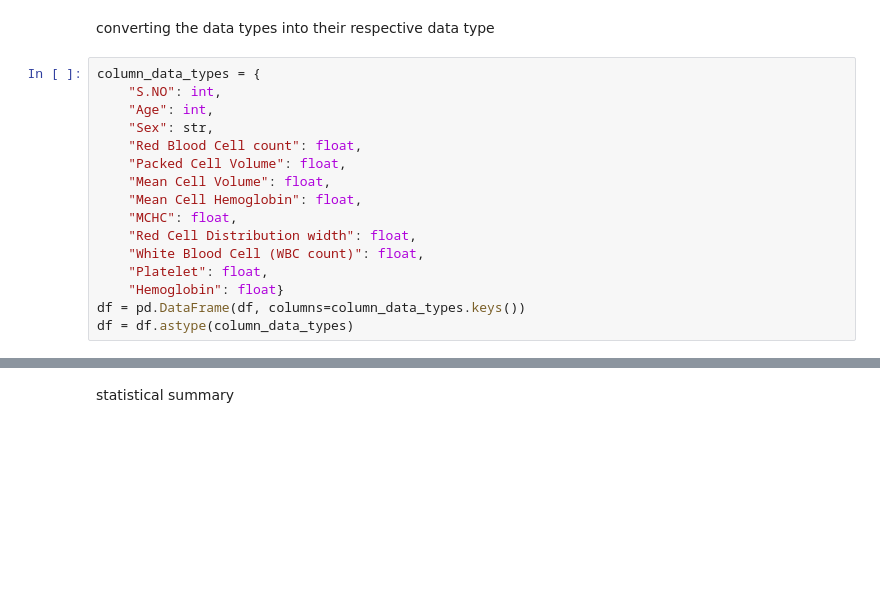
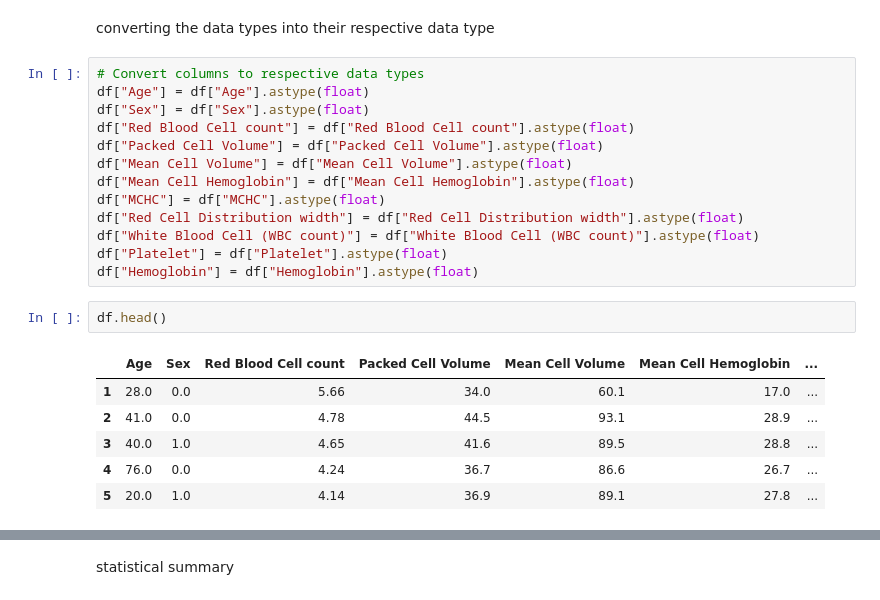
Before and after one commit to Perception-ui/AnemiaPredictor, a Jupyter notebook: Notebook.ipynb, the cells around one changed output, grey strips where cells are left out. Cells and saved outputs as stored; diff of their text form; blank space fills up the shorter version.

```diff
--- a/Notebook.ipynb
+++ b/Notebook.ipynb
@@ -142,21 +178,27 @@ The data has no duplicated elements
 # %% [markdown]
 converting the data types into their respective data type
 # %%
-column_data_types = {
-    "S.NO": int,
-    "Age": int,
-    "Sex": str,
-    "Red Blood Cell count": float,
-    "Packed Cell Volume": float,
-    "Mean Cell Volume": float,
-    "Mean Cell Hemoglobin": float,
-    "MCHC": float,
-    "Red Cell Distribution width": float,
-    "White Blood Cell (WBC count)": float,
-    "Platelet": float,
-    "Hemoglobin": float}
-df = pd.DataFrame(df, columns=column_data_types.keys())
-df = df.astype(column_data_types)
+# Convert columns to respective data types
+df["Age"] = df["Age"].astype(float)
+df["Sex"] = df["Sex"].astype(float)
+df["Red Blood Cell count"] = df["Red Blood Cell count"].astype(float)
+df["Packed Cell Volume"] = df["Packed Cell Volume"].astype(float)
+df["Mean Cell Volume"] = df["Mean Cell Volume"].astype(float)
+df["Mean Cell Hemoglobin"] = df["Mean Cell Hemoglobin"].astype(float)
+df["MCHC"] = df["MCHC"].astype(float)
+df["Red Cell Distribution width"] = df["Red Cell Distribution width"].astype(float)
+df["White Blood Cell (WBC count)"] = df["White Blood Cell (WBC count)"].astype(float)
+df["Platelet"] = df["Platelet"].astype(float)
+df["Hemoglobin"] = df["Hemoglobin"].astype(float)
+# %%
+df.head()
+# %% [output]
+|  | Age | Sex | Red Blood Cell count | Packed Cell Volume | Mean Cell Volume | Mean Cell Hemoglobin | ... |
+| 1 | 28.0 | 0.0 | 5.66 | 34.0 | 60.1 | 17.0 | ... |
+| 2 | 41.0 | 0.0 | 4.78 | 44.5 | 93.1 | 28.9 | ... |
+| 3 | 40.0 | 1.0 | 4.65 | 41.6 | 89.5 | 28.8 | ... |
+| 4 | 76.0 | 0.0 | 4.24 | 36.7 | 86.6 | 26.7 | ... |
+| 5 | 20.0 | 1.0 | 4.14 | 36.9 | 89.1 | 27.8 | ... |
 # %%
 df.dtypes
 # %% [output]
```
Also changed, not shown: parts of 27 cells of this notebook.
